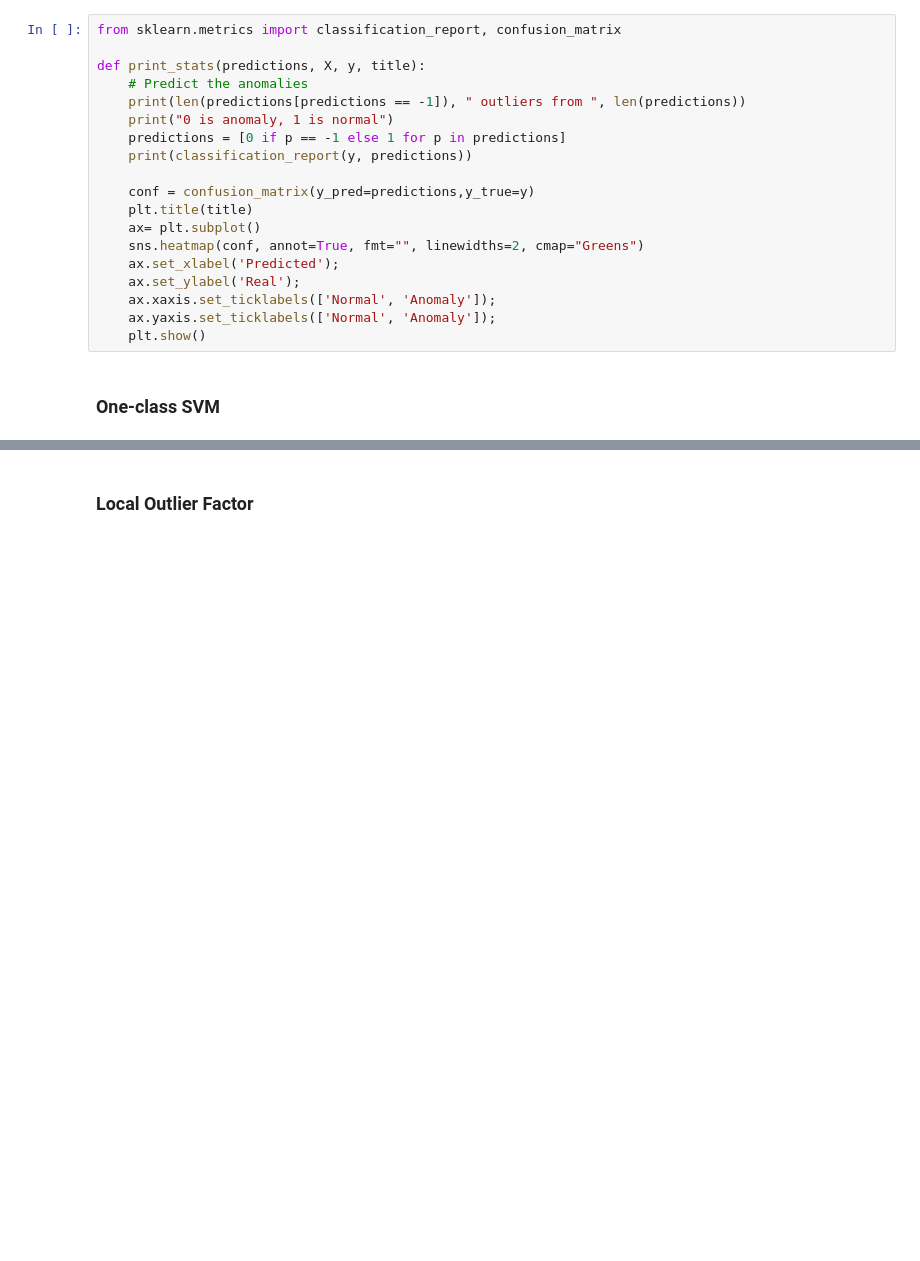
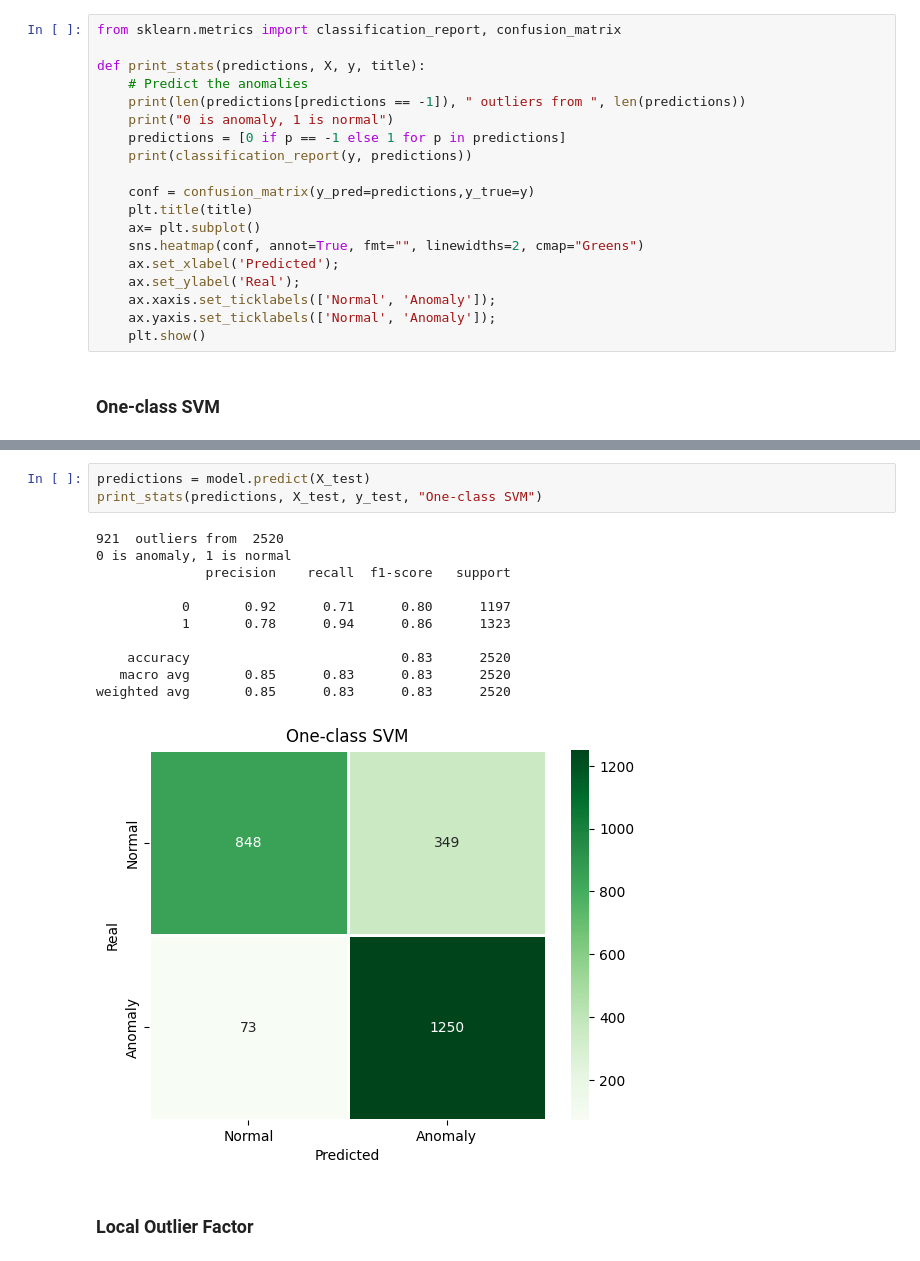
Before and after one commit to phoenixday/ml-algorithms, a Jupyter notebook: network-anomaly-detection.ipynb, the cells around one changed output, grey strips where cells are left out. Cells and saved outputs as stored; diff of their text form; blank space fills up the shorter version.

```diff
--- a/network-anomaly-detection.ipynb
+++ b/network-anomaly-detection.ipynb
@@ -209,3 +366,18 @@ print_stats(predictions, X_train, y_train, "One-class SVM")
+# %%
+predictions = model.predict(X_test)
+print_stats(predictions, X_test, y_test, "One-class SVM")
+# %% [output]
+921  outliers from  2520
+0 is anomaly, 1 is normal
+              precision    recall  f1-score   support
+
+           0       0.92      0.71      0.80      1197
+           1       0.78      0.94      0.86      1323
+
+    accuracy                           0.83      2520
+   macro avg       0.85      0.83      0.83      2520
+weighted avg       0.85      0.83      0.83      2520
+[figure, added]
 # %% [markdown]
 ### Local Outlier Factor
 # %%
```
Also changed, not shown: parts of 29 cells of this notebook.
